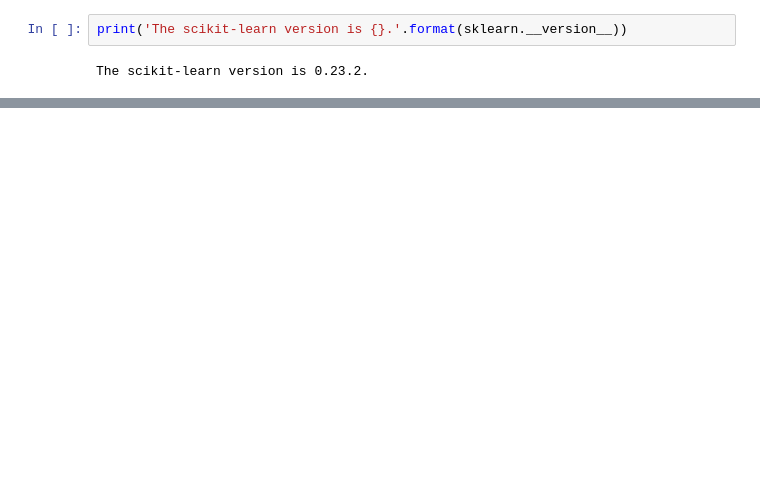
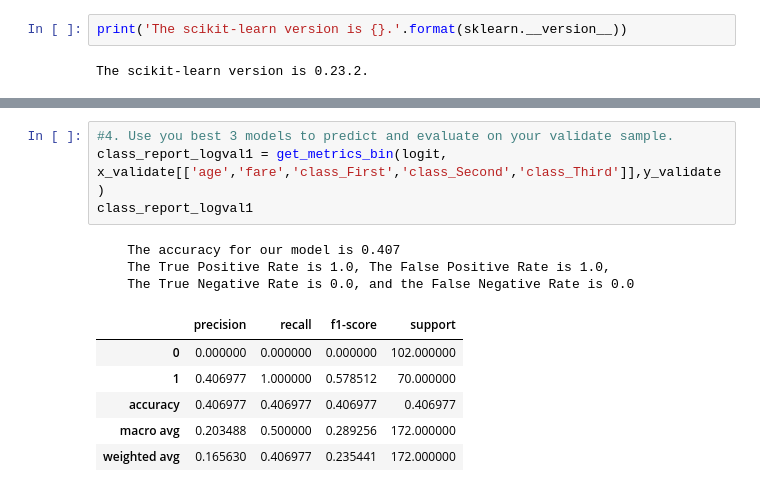
Before and after one commit to Ken-Alviola/classification-exercises, a Jupyter notebook: model.ipynb, the cells around one changed output, grey strips where cells are left out. Drawn from its saved outputs; the diff is of its cells as text; blank space fills up the shorter version.

```diff
--- a/model.ipynb
+++ b/model.ipynb
@@ -708,0 +721,14 @@ AttributeError: 'str' object has no attribute 'decode'
+# %%
+#4. Use you best 3 models to predict and evaluate on your validate sample.
+class_report_logval1 = get_metrics_bin(logit, x_validate[['age','fare','class_First','class_Second','class_Third']],y_validate)
+class_report_logval1
+# %% [output]
+    The accuracy for our model is 0.407
+    The True Positive Rate is 1.0, The False Positive Rate is 1.0,
+    The True Negative Rate is 0.0, and the False Negative Rate is 0.0
+|  | precision | recall | f1-score | support |
+| 0 | 0.000000 | 0.000000 | 0.000000 | 102.000000 |
+| 1 | 0.406977 | 1.000000 | 0.578512 | 70.000000 |
+| accuracy | 0.406977 | 0.406977 | 0.406977 | 0.406977 |
+| macro avg | 0.203488 | 0.500000 | 0.289256 | 172.000000 |
+| weighted avg | 0.165630 | 0.406977 | 0.235441 | 172.000000 |
```
Also changed, not shown: parts of 14 cells of this notebook.
